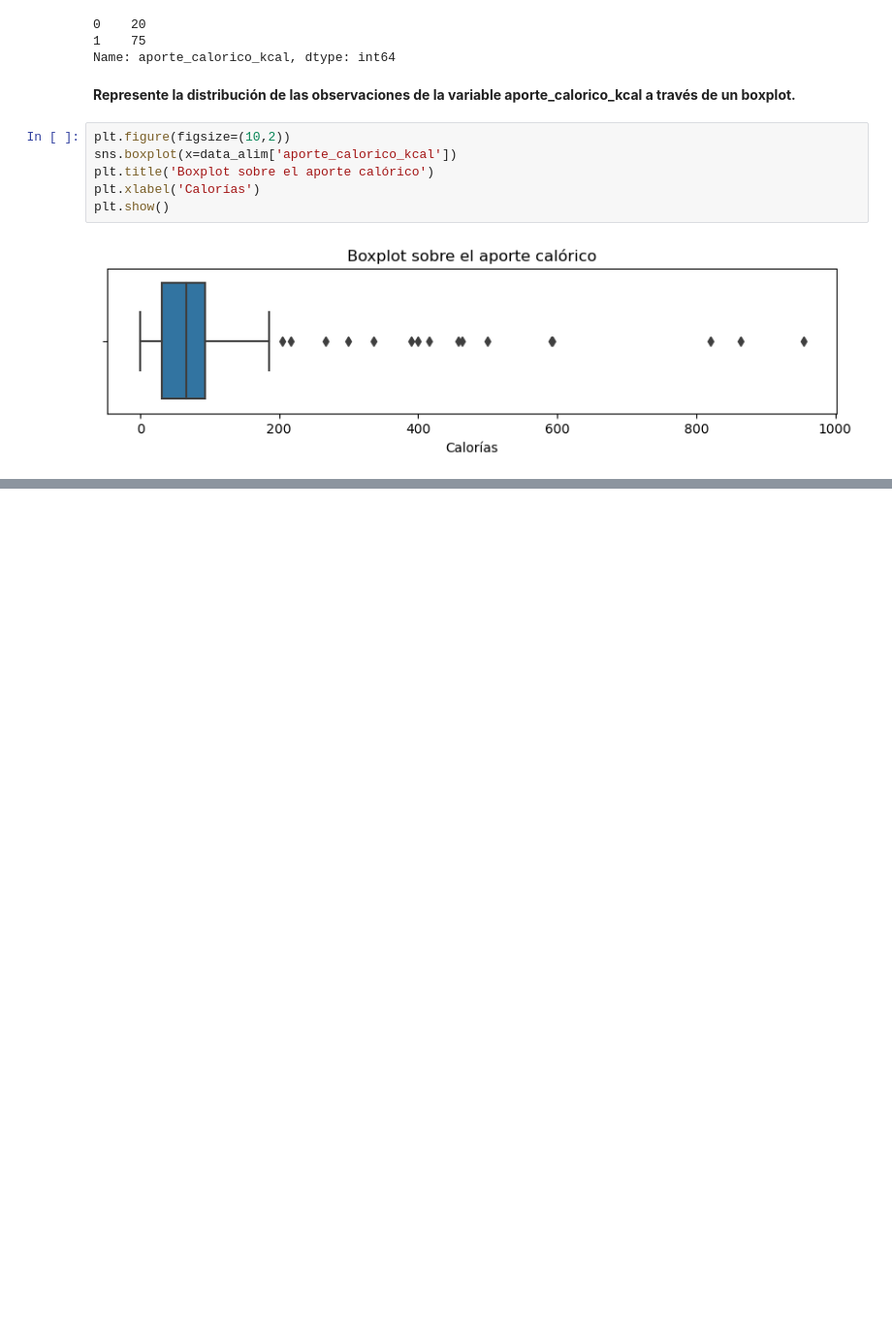
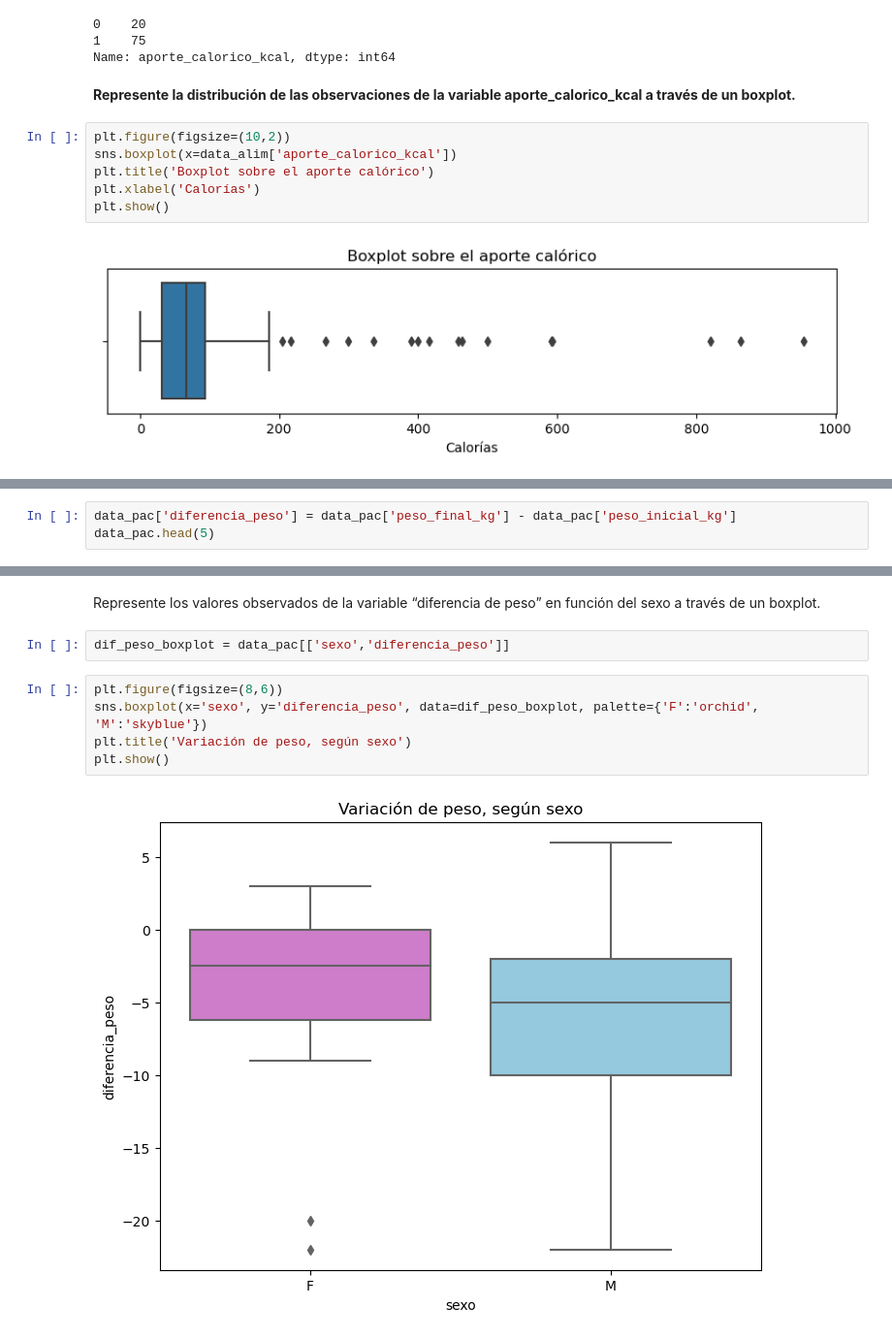
Before and after one commit to CaroRuiz92/exploracion_estadistica_pandas, a Jupyter notebook: Pract_3.ipynb, the cells around one changed output, grey strips where cells are left out. Shown: that part at 97% size. Cells and saved outputs as stored; diff of their text form; blank space fills up the shorter version.

```diff
--- a/Pract_3.ipynb
+++ b/Pract_3.ipynb
@@ -225,0 +270,3 @@ plt.show()
+# %%
+data_pac['diferencia_peso'] = data_pac['peso_final_kg'] - data_pac['peso_inicial_kg']
+data_pac.head(5)
@@ -225,0 +280,11 @@ plt.show()
+# %% [markdown]
+Represente los valores observados de la variable “diferencia de peso” en función del sexo a través de un boxplot.
+# %%
+dif_peso_boxplot = data_pac[['sexo','diferencia_peso']]
+# %%
+plt.figure(figsize=(8,6))
+sns.boxplot(x='sexo', y='diferencia_peso', data=dif_peso_boxplot, palette={'F':'orchid', 'M':'skyblue'})
+plt.title('Variación de peso, según sexo')
+plt.show()
+# %% [output]
+[figure, added]
```
Also changed, not shown: parts of 10 cells of this notebook.
